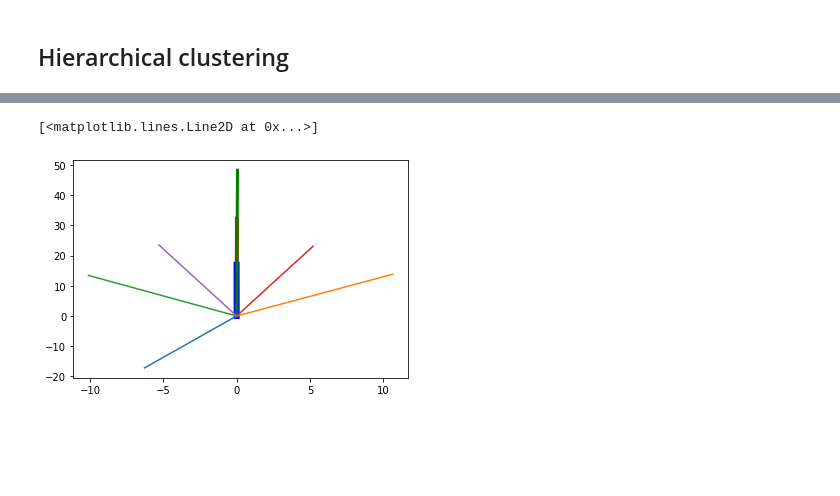
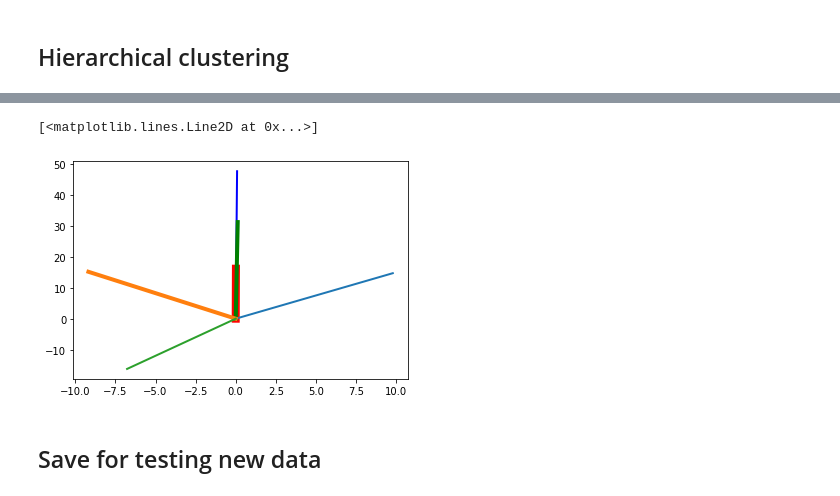
Before and after one commit to AutoVision-cloud/SSL-Lanes, a Jupyter notebook: maneuver/sample_and_cluster.ipynb, the cells around one changed output, grey strips where cells are left out. Saved outputs shown, nothing was run; the diff lists cells and outputs as text; code cells hidden in the pictures; blank space fills up the shorter version.

```diff
--- a/maneuver/sample_and_cluster.ipynb
+++ b/maneuver/sample_and_cluster.ipynb
@@ -171,19 +176,13 @@ for traj in traj_lst:
     deg.append(np.rad2deg(np.arctan2(traj[-1][-1], traj[-1][0])))
 deg = np.array(deg)
 
-idx_deg = np.where(abs(deg)<8)
-idx_nodeg = np.where((abs(deg)>8) & (abs(deg)<20))
-idx_turn = np.where((abs(deg)>20))
+idx_deg = np.where(abs(deg)<15)
+idx_turn = np.where((abs(deg)>15))
 
 for traj in traj_lst[idx_deg]:
     traj_p_x = traj[:, 1]
     traj_p_y = traj[:, 0]
     plt.plot(traj_p_x, traj_p_y, c='red', linestyle='dashed')
-
-for traj in traj_lst[idx_nodeg]:
-    traj_p_x = traj[:, 1]
-    traj_p_y = traj[:, 0]
-    plt.plot(traj_p_x, traj_p_y, c='green', linestyle='dashed')
 
 for traj in traj_lst[idx_turn]:
     traj_p_x = traj[:, 1]
@@ -242,15 +213,13 @@ plot_cluster(np.concatenate([traj_lst[idx_deg], traj_lst[idx_turn], traj_lst[idx
 # %%
-plt.plot([centers1[0][1], 0], [centers1[0][0], 0], 'r', linewidth=4)
-plt.plot([centers1[1][1], 0], [centers1[1][0], 0], 'b', linewidth=6)
-plt.plot([centers1[2][1], 0], [centers1[2][0], 0], 'g', linewidth=3)
+plt.plot([centers1[0][1], 0], [centers1[0][0], 0], 'r', linewidth=8)
+plt.plot([centers1[1][1], 0], [centers1[1][0], 0], 'b', linewidth=2)
+plt.plot([centers1[2][1], 0], [centers1[2][0], 0], 'g', linewidth=4)
 
-plt.plot([centers2[0][1], 0], [centers2[0][0], 0],)
-plt.plot([centers2[1][1], 0], [centers2[1][0], 0])
-plt.plot([centers2[2][1], 0], [centers2[2][0], 0])
-
-
-plt.plot([centers3[2][1], 0], [centers3[2][0], 0])
-plt.plot([centers3[3][1], 0], [centers3[3][0], 0])
+plt.plot([centers2[0][1], 0], [centers2[0][0], 0],linewidth=2)
+plt.plot([centers2[1][1], 0], [centers2[1][0], 0],linewidth=4)
+plt.plot([centers2[2][1], 0], [centers2[2][0], 0],linewidth=2)
 # %% [output]
 [<matplotlib.lines.Line2D at 0x...>]
-[figure, old version]
+[figure, new version]
+# %% [markdown]
+## Save for testing new data
```
Also changed, not shown: parts of 13 cells of this notebook.
